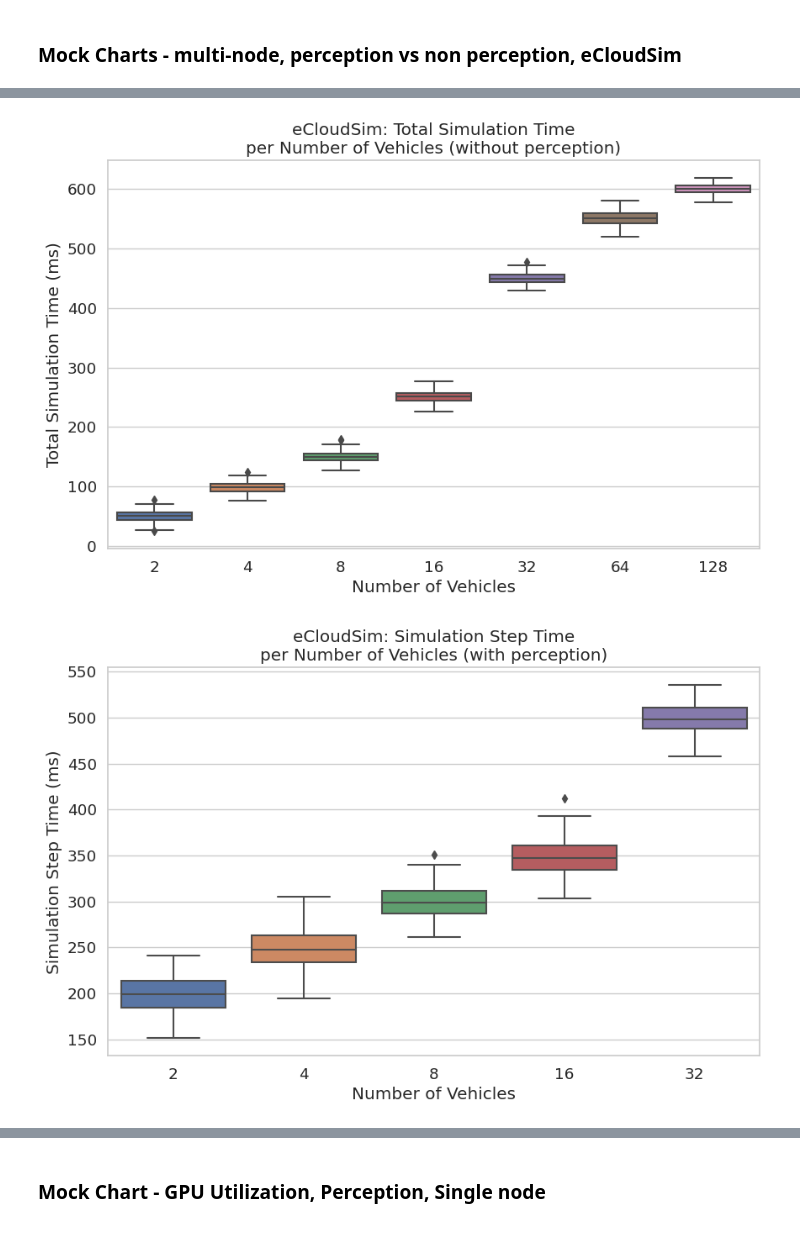
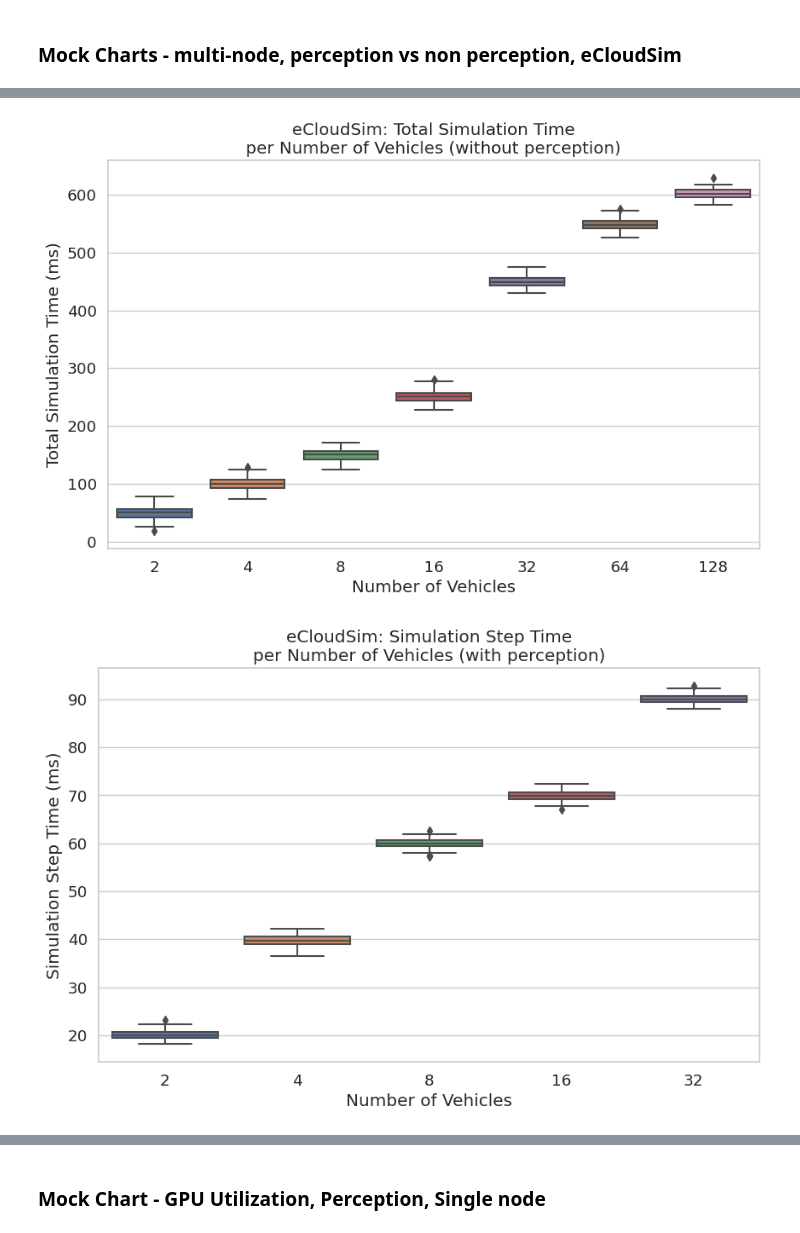
Before and after one commit to tlandle/eCloudSim, a Jupyter notebook: create_eval_charts.ipynb, the cells around one changed output, grey strips where cells are left out. Drawn from its saved outputs; the diff is of its cells as text; code cells hidden in the pictures.

Commit message:
update steptime chart numbers

```diff
--- a/create_eval_charts.ipynb
+++ b/create_eval_charts.ipynb
@@ -190,24 +190,27 @@ ax2.set_xticklabels([2, 4, 8, 16, 32, 64, 128])
 plt.show()
 
 # Fake data for the 4 scenarios
-data_2p_step = np.random.normal(loc=5, scale=1, size=100)
-data_4p_step = np.random.normal(loc=6, scale=1, size=100)
-data_8p_step = np.random.normal(loc=7, scale=1, size=100)
-data_16p_step = np.random.normal(loc=8, scale=1, size=100)
-data_32p_step = np.random.normal(loc=10, scale=1, size=100)
+data_2p_step = np.random.normal(loc=20, scale=1, size=100)
+data_4p_step = np.random.normal(loc=40, scale=1, size=100)
+data_8p_step = np.random.normal(loc=60, scale=1, size=100)
+data_16p_step = np.random.normal(loc=70, scale=1, size=100)
+data_32p_step = np.random.normal(loc=90, scale=1, size=100)
 
-data_2np_step = np.random.normal(loc=5, scale=1, size=100)
-data_4np_step = np.random.normal(loc=6, scale=1, size=100)
-data_8np_step = np.random.normal(loc=7, scale=1, size=100)
-data_16np_step = np.random.normal(loc=8, scale=1, size=100)
-data_32np_step = np.random.normal(loc=10, scale=1, size=100)
-data_64np_step = np.random.normal(loc=12, scale=1, size=100)
-data_128np_step = np.random.normal(loc=14, scale=1, size=100)
+data_2np_step = np.random.normal(loc=10, scale=1, size=100)
+data_4np_step = np.random.normal(loc=20, scale=1, size=100)
+data_8np_step = np.random.normal(loc=30, scale=1, size=100)
+data_16np_step = np.random.normal(loc=35, scale=1, size=100)
+data_32np_step = np.random.normal(loc=40, scale=1, size=100)
+data_64np_step = np.random.normal(loc=50, scale=1, size=100)
+data_128np_step = np.random.normal(loc=70, scale=1, size=100)
 
 
 # Create box plots for simulation step time
-df_p_step = pd.DataFrame({'Number of Cars': labels_p, 'Simulation Step Time (ms)': data_p_total})
-df_np_step = pd.DataFrame({'Number of Cars': labels_np, 'Simulation Step Time (ms)': data_np_total})
+data_p_step_total = np.concatenate([data_2p_step, data_4p_step, data_8p_step, data_16p_step, data_32p_step])
+data_np_step_total = np.concatenate([data_2np_step, data_4np_step, data_8np_step, data_16np_step, data_32np_step, data_64np_step, data_128np_step])
+df_p_step = pd.DataFrame({'Number of Cars': labels_p, 'Simulation Step Time (ms)': data_p_step_total})
+df_np_step = pd.DataFrame({'Number of Cars': labels_np, 'Simulation Step Time (ms)': data_np_step_total})
+
 
 # Create box plots for simulation step time
 plt.figure(figsize=(10, 6))
@@ -230,2 +233,2 @@ plt.show()
-[figure, old version]
+[figure, new version]
-[figure, old version]
+[figure, new version]
```
Also changed, not shown: parts of 1 cell of this notebook.
